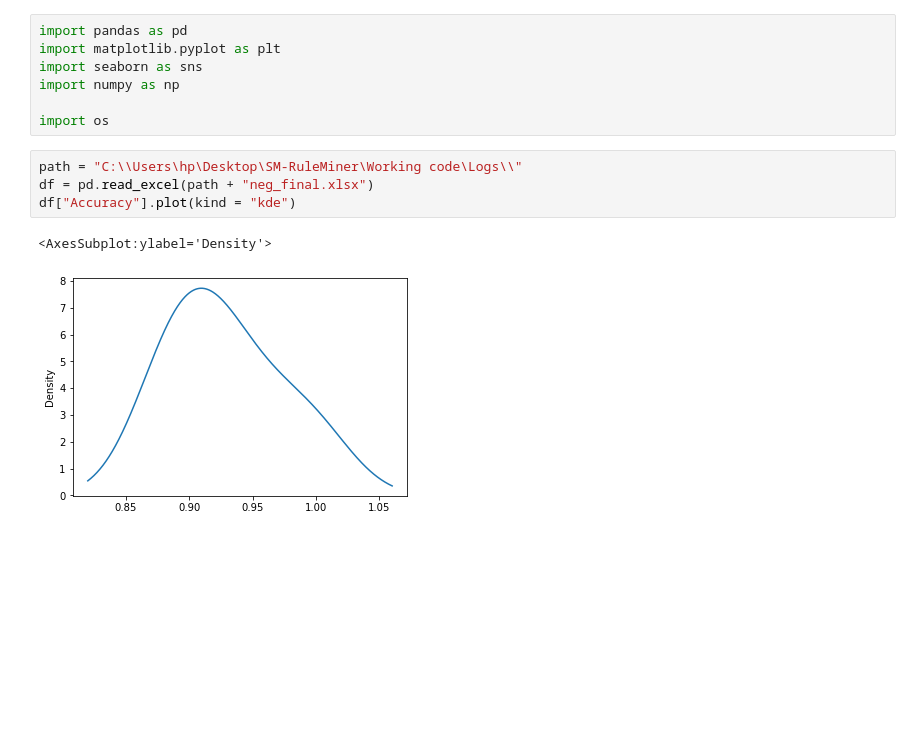
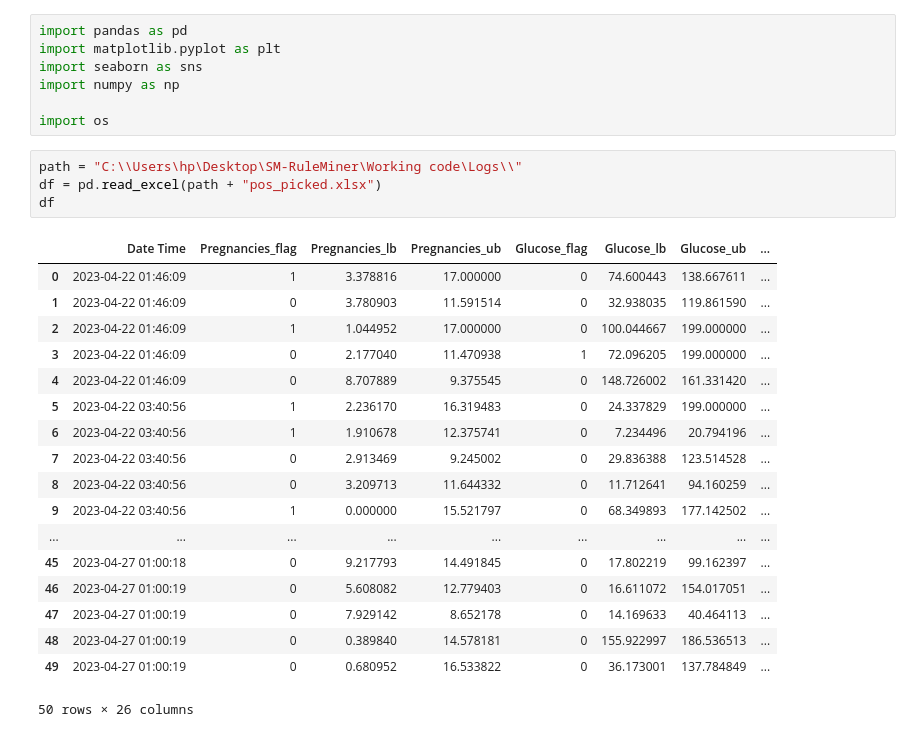
Before and after one commit to anmolk11/SM-RuleMiner, a Jupyter notebook: Working code/Analysis/rules.ipynb, the cells around one changed output. Drawn from its saved outputs; the diff is of its cells as text; blank space fills up the shorter version.

```diff
--- a/Working code/Analysis/rules.ipynb
+++ b/Working code/Analysis/rules.ipynb
@@ -7,8 +7,24 @@ import numpy as np
 import os
 # %%
 path = "C:\\Users\hp\Desktop\SM-RuleMiner\Working code\Logs\\"
-df = pd.read_excel(path + "neg_final.xlsx")
-df["Accuracy"].plot(kind = "kde")
+df = pd.read_excel(path + "pos_picked.xlsx")
+df
 # %% [output]
+|  | Date Time | Pregnancies_flag | Pregnancies_lb | Pregnancies_ub | Glucose_flag | Glucose_lb | Glucose_ub | ... |
+| 0 | 2023-04-22 01:46:09 | 1 | 3.378816 | 17.000000 | 0 | 74.600443 | 138.667611 | ... |
+| 1 | 2023-04-22 01:46:09 | 0 | 3.780903 | 11.591514 | 0 | 32.938035 | 119.861590 | ... |
+| 2 | 2023-04-22 01:46:09 | 1 | 1.044952 | 17.000000 | 0 | 100.044667 | 199.000000 | ... |
+| 3 | 2023-04-22 01:46:09 | 0 | 2.177040 | 11.470938 | 1 | 72.096205 | 199.000000 | ... |
+| 4 | 2023-04-22 01:46:09 | 0 | 8.707889 | 9.375545 | 0 | 148.726002 | 161.331420 | ... |
+| 5 | 2023-04-22 03:40:56 | 1 | 2.236170 | 16.319483 | 0 | 24.337829 | 199.000000 | ... |
+| 6 | 2023-04-22 03:40:56 | 1 | 1.910678 | 12.375741 | 0 | 7.234496 | 20.794196 | ... |
+| 7 | 2023-04-22 03:40:56 | 0 | 2.913469 | 9.245002 | 0 | 29.836388 | 123.514528 | ... |
+| 8 | 2023-04-22 03:40:56 | 0 | 3.209713 | 11.644332 | 0 | 11.712641 | 94.160259 | ... |
+| 9 | 2023-04-22 03:40:56 | 1 | 0.000000 | 15.521797 | 0 | 68.349893 | 177.142502 | ... |
+| ... | ... | ... | ... | ... | ... | ... | ... | ... |
+| 45 | 2023-04-27 01:00:18 | 0 | 9.217793 | 14.491845 | 0 | 17.802219 | 99.162397 | ... |
+| 46 | 2023-04-27 01:00:19 | 0 | 5.608082 | 12.779403 | 0 | 16.611072 | 154.017051 | ... |
+| 47 | 2023-04-27 01:00:19 | 0 | 7.929142 | 8.652178 | 0 | 14.169633 | 40.464113 | ... |
+| 48 | 2023-04-27 01:00:19 | 0 | 0.389840 | 14.578181 | 0 | 155.922997 | 186.536513 | ... |
+| 49 | 2023-04-27 01:00:19 | 0 | 0.680952 | 16.533822 | 0 | 36.173001 | 137.784849 | ... |
-<AxesSubplot:ylabel='Density'>
+50 rows × 26 columns
-[figure, removed]
```
Also changed, not shown: parts of 2 cells of this notebook, 6 other files.
